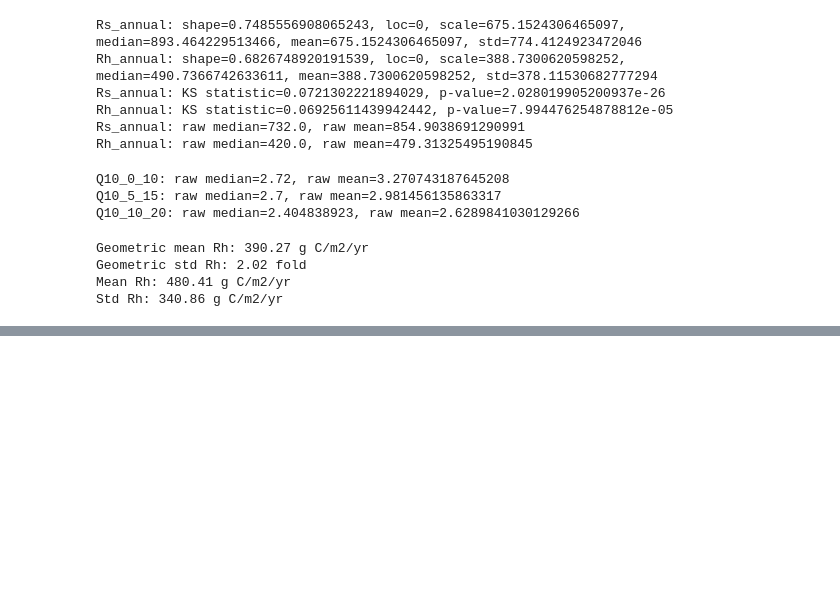
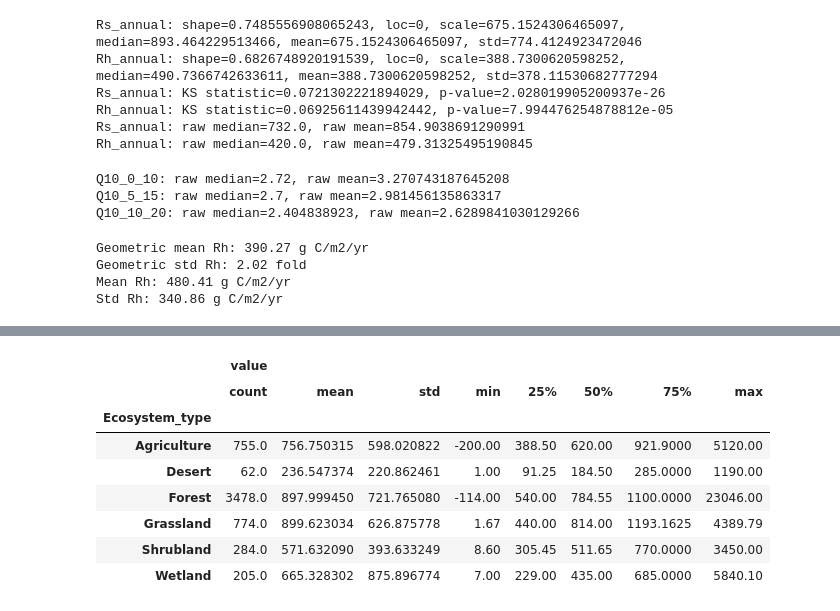
Before and after one commit to flamholz/soil-resp-review25, a Jupyter notebook: notebooks/SRDB_histograms.ipynb, the cells around one changed output, grey strips where cells are left out. Saved outputs shown, nothing was run; the diff lists cells and outputs as text; code cells hidden in the pictures; blank space fills up the shorter version.

```diff
--- a/notebooks/SRDB_histograms.ipynb
+++ b/notebooks/SRDB_histograms.ipynb
@@ -200,0 +254,13 @@ Std Rh: 340.86 g C/m2/yr
+# %%
+# See if agricultural is higher/lower than typical
+long_form_Rs['value,Ecosystem_type'.split(',')].groupby('Ecosystem_type').describe()
+# %% [output]
+|  | value |  |  |  |  |  |  |  |
+|  | count | mean | std | min | 25% | 50% | 75% | max |
+| Ecosystem_type |  |  |  |  |  |  |  |  |
+| Agriculture | 755.0 | 756.750315 | 598.020822 | -200.00 | 388.50 | 620.00 | 921.9000 | 5120.00 |
+| Desert | 62.0 | 236.547374 | 220.862461 | 1.00 | 91.25 | 184.50 | 285.0000 | 1190.00 |
+| Forest | 3478.0 | 897.999450 | 721.765080 | -114.00 | 540.00 | 784.55 | 1100.0000 | 23046.00 |
+| Grassland | 774.0 | 899.623034 | 626.875778 | 1.67 | 440.00 | 814.00 | 1193.1625 | 4389.79 |
+| Shrubland | 284.0 | 571.632090 | 393.633249 | 8.60 | 305.45 | 511.65 | 770.0000 | 3450.00 |
+| Wetland | 205.0 | 665.328302 | 875.896774 | 7.00 | 229.00 | 435.00 | 685.0000 | 5840.10 |
```
Also changed, not shown: parts of 4 cells of this notebook.
